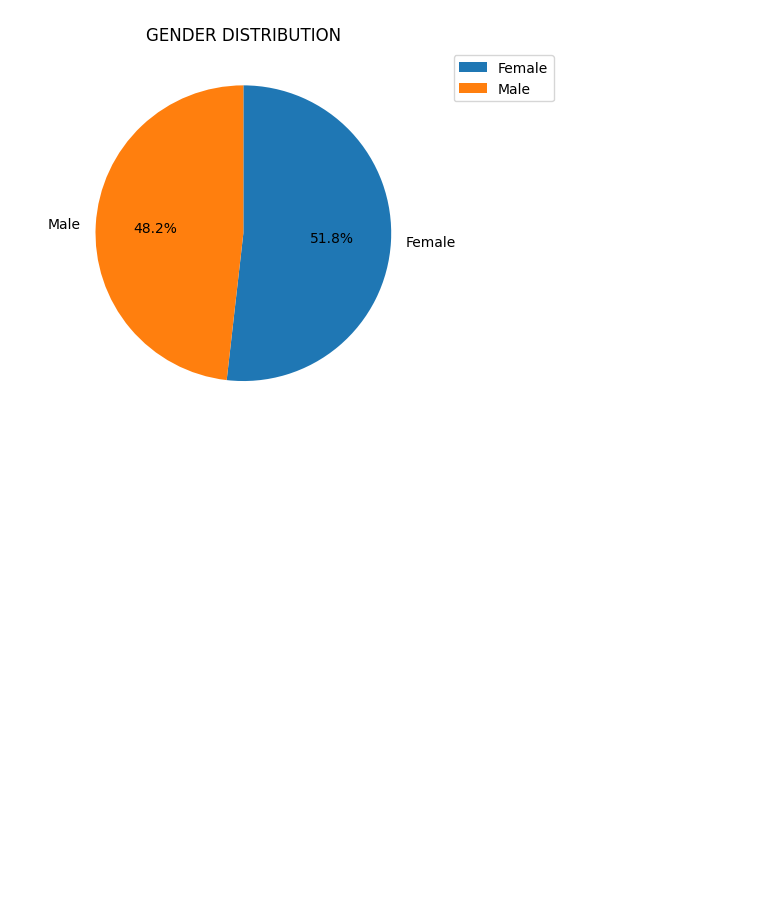
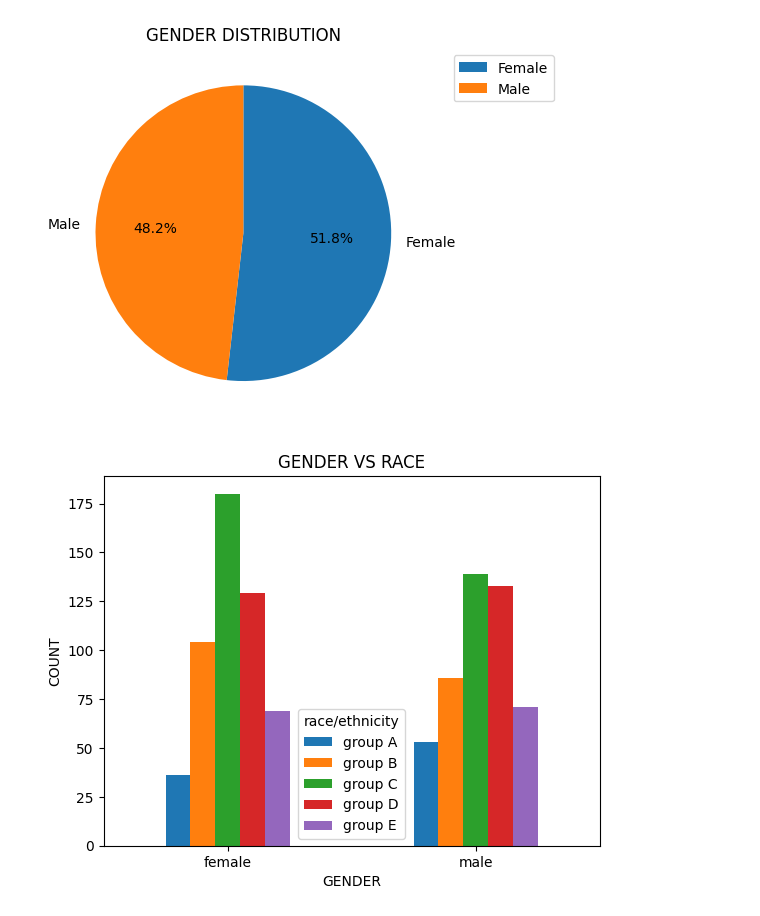
Before and after one commit to ArnavGhosh999/SCC, a Jupyter notebook: Student_Performancer.ipynb, the cells around one changed output. Saved outputs shown, nothing was run; the diff lists cells and outputs as text; code cells hidden in the pictures; blank space fills up the shorter version.

```diff
--- a/Student_Performancer.ipynb
+++ b/Student_Performancer.ipynb
@@ -106,0 +109,10 @@ plt.show()
+# %%
+import matplotlib.pyplot as plt
+gender_race = df.groupby(['gender', 'race/ethnicity']).size().unstack().plot(kind='bar')
+plt.title('GENDER VS RACE')
+plt.xlabel('GENDER')
+plt.xticks(rotation=0)
+plt.ylabel('COUNT')
+plt.show()
+# %% [output]
+[figure, added]
```
Also changed, not shown: parts of 3 cells of this notebook.
